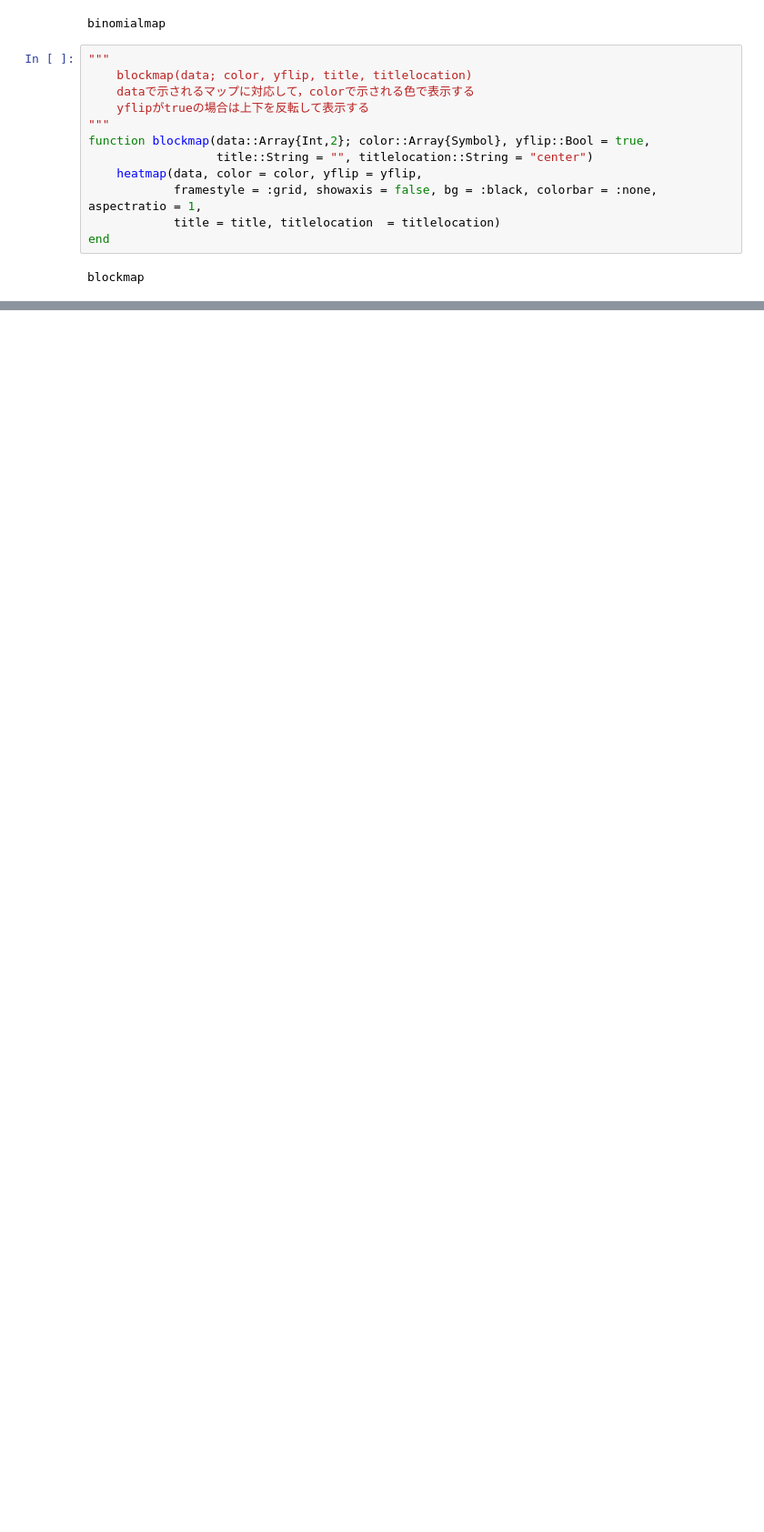
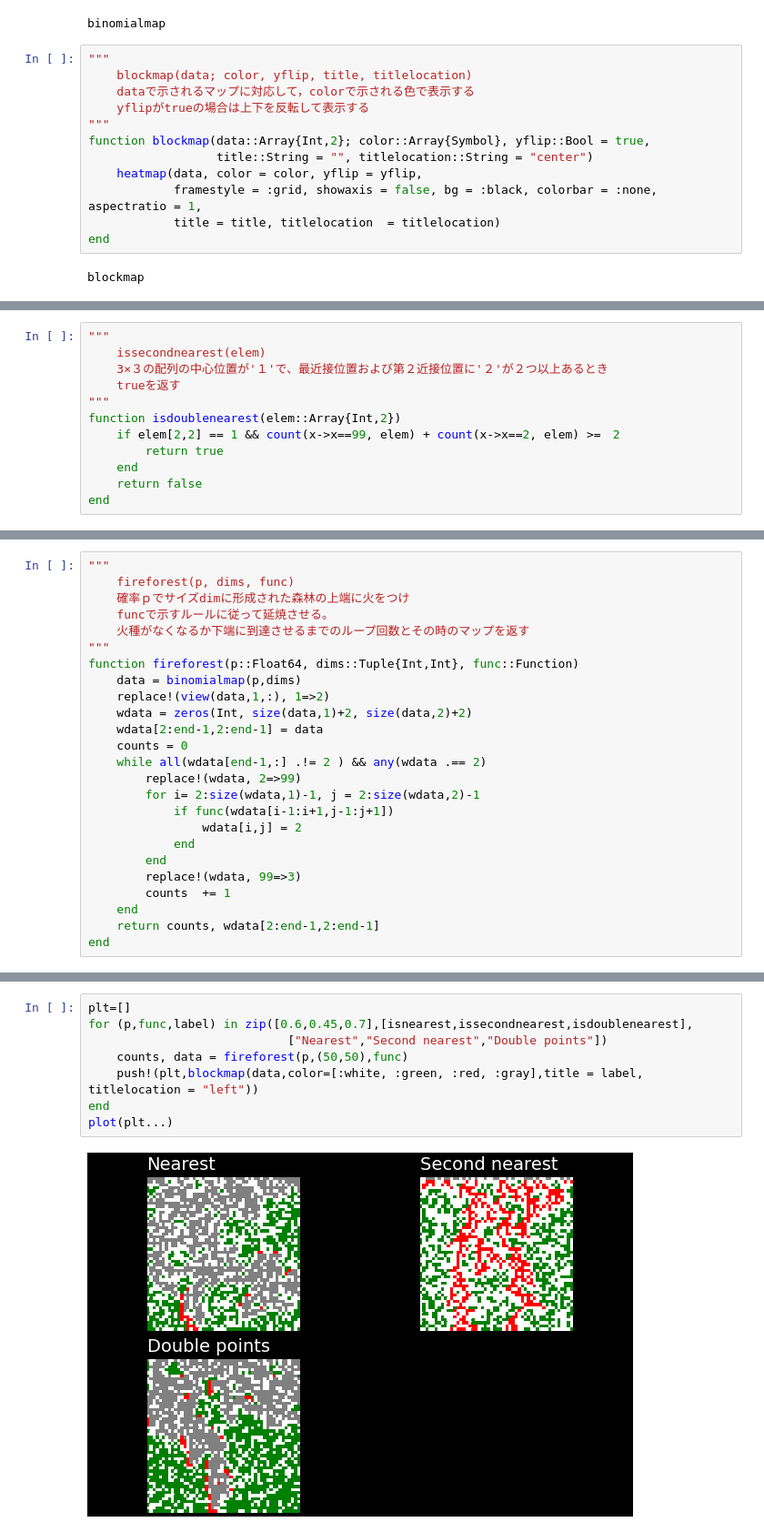
Before and after one commit to HitoshiWako/percolation, a Jupyter notebook: percolation.ipynb, the cells around one changed output, grey strips where cells are left out. Shown at 91% size. Cells and saved outputs as stored; diff of their text form; blank space fills up the shorter version.

```diff
--- a/percolation.ipynb
+++ b/percolation.ipynb
@@ -74,0 +107,12 @@ plot(plt...)
+# %%
+"""
+    issecondnearest(elem)
+    3×３の配列の中心位置が'１'で、最近接位置および第２近接位置に'２'が２つ以上あるとき
+    trueを返す
+"""
+function isdoublenearest(elem::Array{Int,2})
+    if elem[2,2] == 1 && count(x->x==99, elem) + count(x->x==2, elem) >=　2
+        return true
+    end
+    return false
+end
@@ -74,0 +121,25 @@ plot(plt...)
+# %%
+"""
+    fireforest(p, dims, func)
+    確率ｐでサイズdimに形成された森林の上端に火をつけ
+    funcで示すルールに従って延焼させる。
+    火種がなくなるか下端に到達させるまでのループ回数とその時のマップを返す
+"""
+function fireforest(p::Float64, dims::Tuple{Int,Int}, func::Function)
+    data = binomialmap(p,dims)
+    replace!(view(data,1,:), 1=>2)
+    wdata = zeros(Int, size(data,1)+2, size(data,2)+2)
+    wdata[2:end-1,2:end-1] = data
+    counts = 0
+    while all(wdata[end-1,:] .!= 2 ) && any(wdata .== 2)
+        replace!(wdata, 2=>99)
+        for i= 2:size(wdata,1)-1, j = 2:size(wdata,2)-1
+            if func(wdata[i-1:i+1,j-1:j+1])
+                wdata[i,j] = 2
+            end
+        end
+        replace!(wdata, 99=>3)
+        counts  += 1
+    end
+    return counts, wdata[2:end-1,2:end-1]
+end
@@ -74,0 +148,10 @@ plot(plt...)
+# %%
+plt=[]
+for (p,func,label) in zip([0.6,0.45,0.7],[isnearest,issecondnearest,isdoublenearest],
+                            ["Nearest","Second nearest","Double points"])
+    counts, data = fireforest(p,(50,50),func)
+    push!(plt,blockmap(data,color=[:white, :green, :red, :gray],title = label, titlelocation = "left"))
+end
+plot(plt...)
+# %% [output]
+[figure, added]
```
Also changed, not shown: parts of 8 cells of this notebook.
